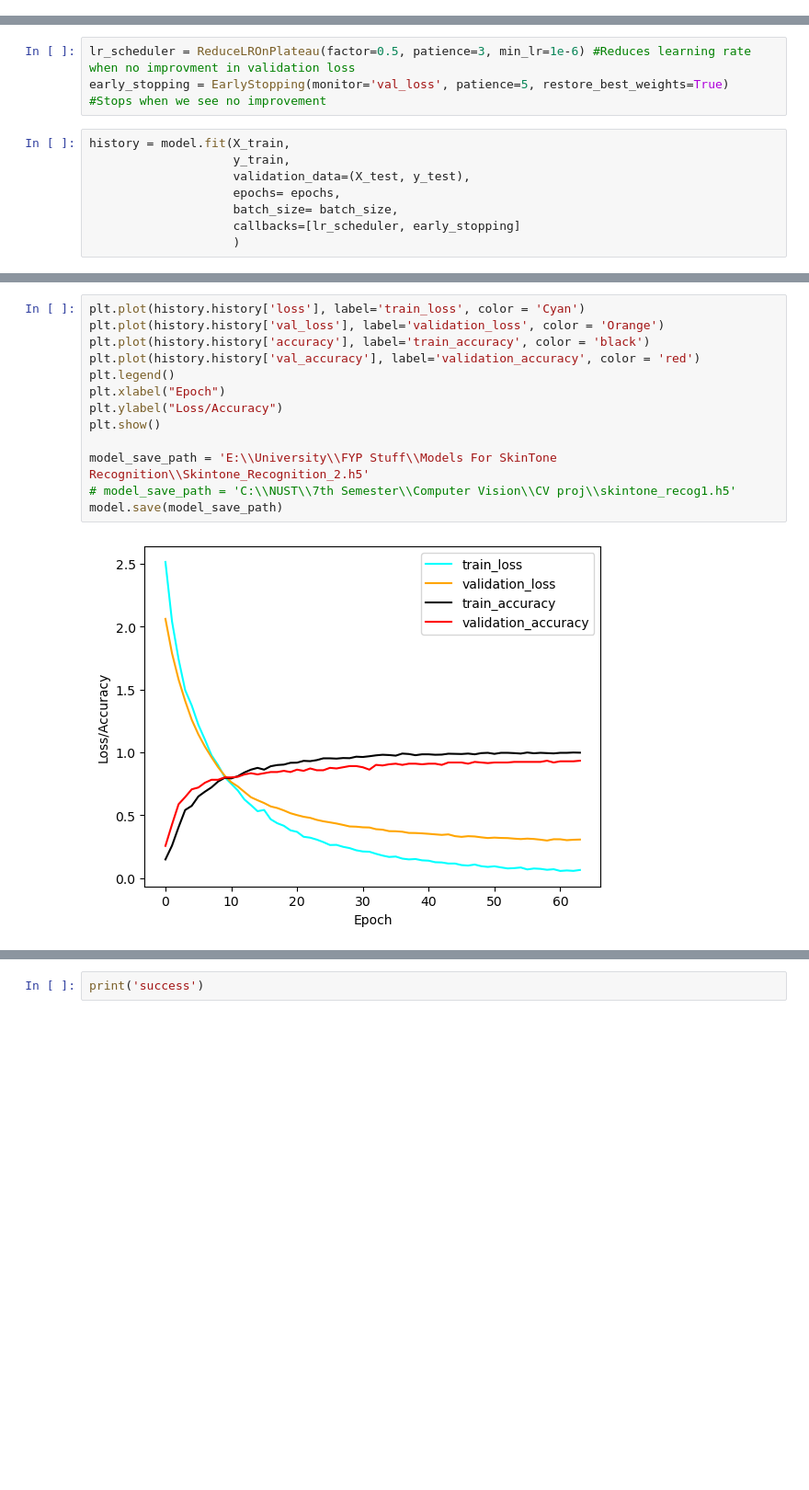
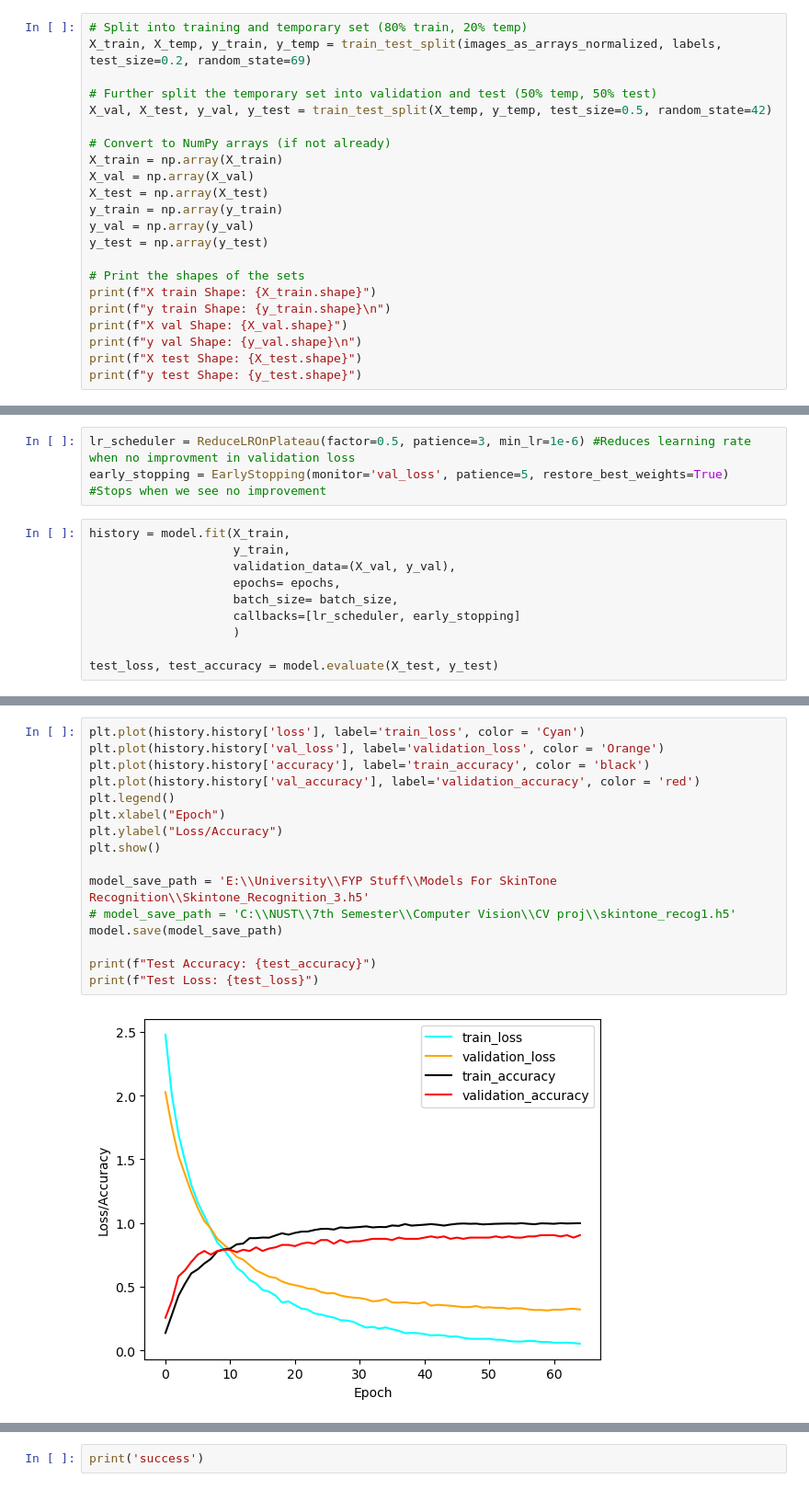
Before and after one commit to Danial-Ahmad10/BEE12C-Multiracial_Skin_Tone_Recognition-Danial, a Jupyter notebook: Skintone_Recognition.ipynb, the cells around one changed output, grey strips where cells are left out. Shown at 92% size. Saved outputs shown, nothing was run; the diff lists cells and outputs as text; blank space fills up the shorter version.

Commit message:
Adding validation set and test set

```diff
--- a/Skintone_Recognition.ipynb
+++ b/Skintone_Recognition.ipynb
@@ -120,3 +120,25 @@ epochs = 120
 batch_size = 32
 # %% [markdown]
 Data splitting (Train and Test)
+# %%
+# Split into training and temporary set (80% train, 20% temp)
+X_train, X_temp, y_train, y_temp = train_test_split(images_as_arrays_normalized, labels, test_size=0.2, random_state=69)
+
+# Further split the temporary set into validation and test (50% temp, 50% test)
+X_val, X_test, y_val, y_test = train_test_split(X_temp, y_temp, test_size=0.5, random_state=42)
+
+# Convert to NumPy arrays (if not already)
+X_train = np.array(X_train)
+X_val = np.array(X_val)
+X_test = np.array(X_test)
+y_train = np.array(y_train)
+y_val = np.array(y_val)
+y_test = np.array(y_test)
+
+# Print the shapes of the sets
+print(f"X train Shape: {X_train.shape}")
+print(f"y train Shape: {y_train.shape}\n")
+print(f"X val Shape: {X_val.shape}")
+print(f"y val Shape: {y_val.shape}\n")
+print(f"X test Shape: {X_test.shape}")
+print(f"y test Shape: {y_test.shape}")
@@ -163,10 +194,12 @@ early_stopping = EarlyStopping(monitor='val_loss', patience=5, restore_best_weig
 # %%
 history = model.fit(X_train,
                     y_train,
-                    validation_data=(X_test, y_test),
+                    validation_data=(X_val, y_val),
                     epochs= epochs,
                     batch_size= batch_size,
                     callbacks=[lr_scheduler, early_stopping]
                     )
+
+test_loss, test_accuracy = model.evaluate(X_test, y_test)
 # %% [output]
 Epoch 1/120
@@ -189,15 +222,18 @@ Epoch 64/120
 # %%
 plt.plot(history.history['loss'], label='train_loss', color = 'Cyan')
 plt.plot(history.history['val_loss'], label='validation_loss', color = 'Orange')
 plt.plot(history.history['accuracy'], label='train_accuracy', color = 'black')
 plt.plot(history.history['val_accuracy'], label='validation_accuracy', color = 'red')
 plt.legend()
 plt.xlabel("Epoch")
 plt.ylabel("Loss/Accuracy")
 plt.show()
 
-model_save_path = 'E:\\University\\FYP Stuff\\Models For SkinTone Recognition\\Skintone_Recognition_2.h5'
+model_save_path = 'E:\\University\\FYP Stuff\\Models For SkinTone Recognition\\Skintone_Recognition_3.h5'
 # model_save_path = 'C:\\NUST\\7th Semester\\Computer Vision\\CV proj\\skintone_recog1.h5'
 model.save(model_save_path)
+
+print(f"Test Accuracy: {test_accuracy}")
+print(f"Test Loss: {test_loss}")
 # %% [output]
-[figure, old version]
+[figure, new version]
```
Also changed, not shown: parts of 4 cells of this notebook, 1 other file.
